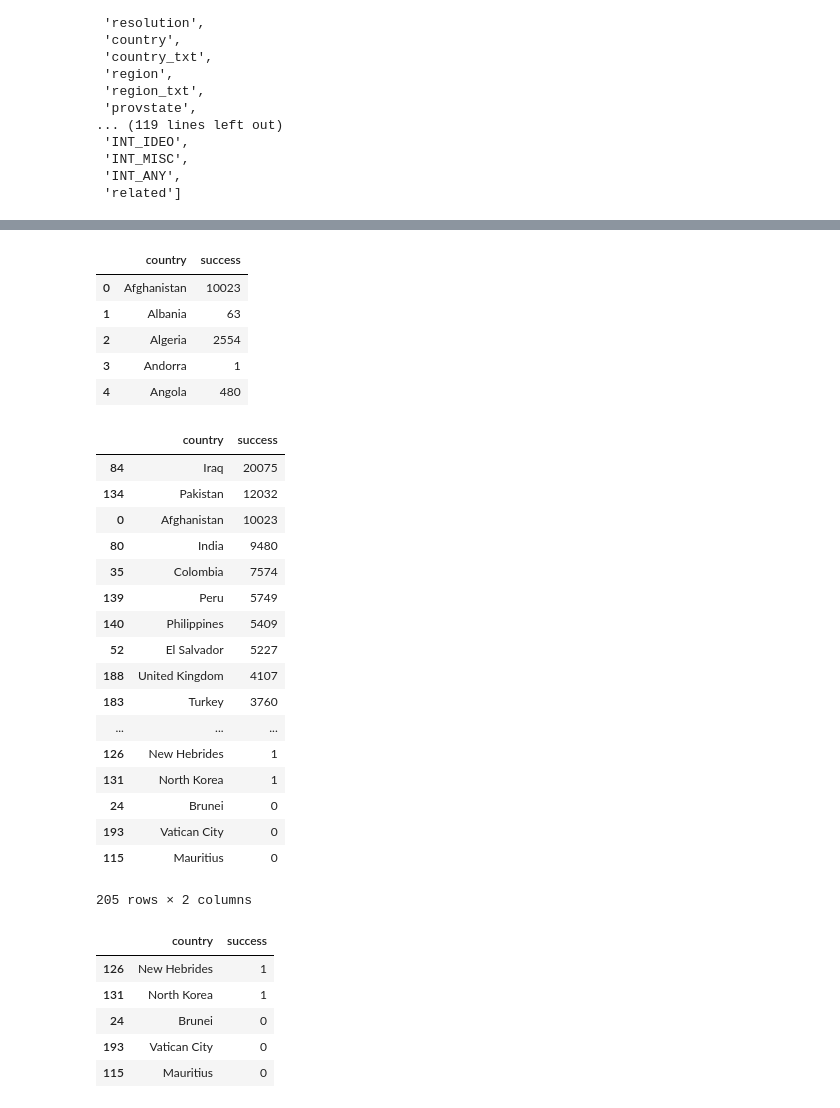
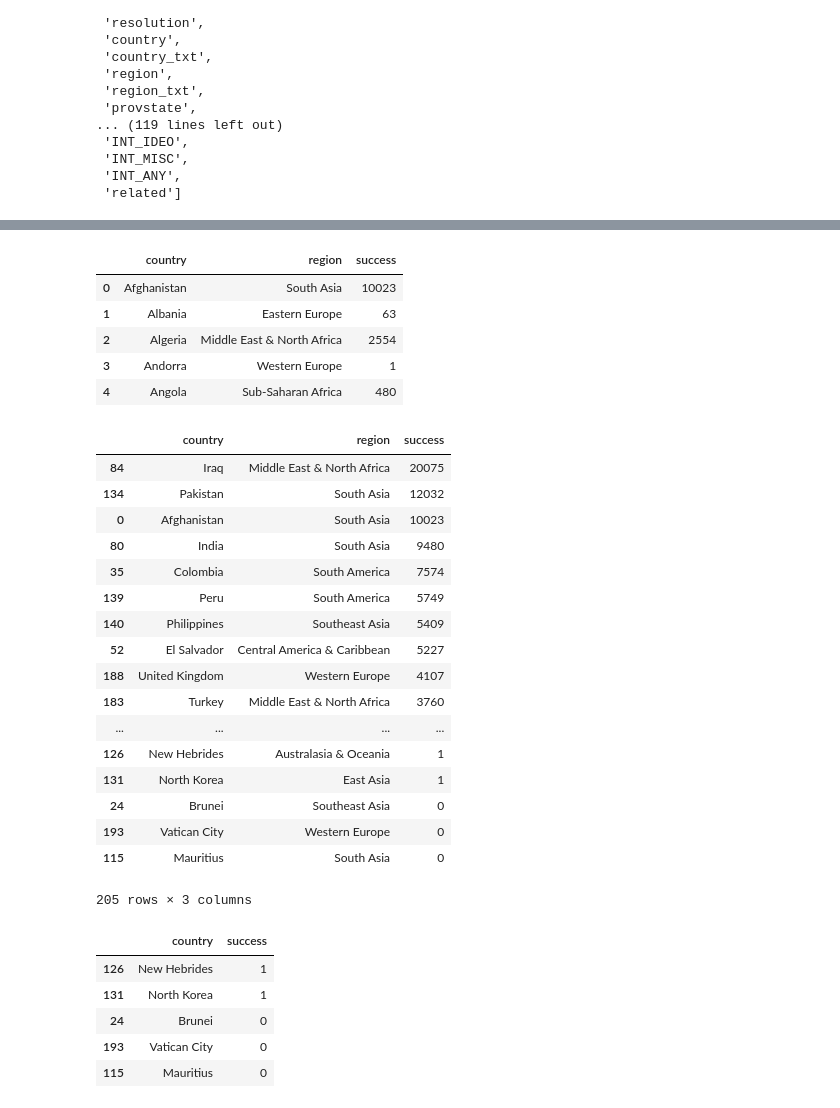
Before and after one commit to grantaguinaldo/project-001, a Jupyter notebook: project-001-sungwons version of Grant's notebook.ipynb, the cells around one changed output, grey strips where cells are left out. Cells and saved outputs as stored; diff of their text form; code cells hidden in the pictures.

```diff
--- a/project-001-sungwon.ipynb
+++ b/project-001-sungwons version of Grant's notebook.ipynb
@@ -104,15 +104,15 @@ df.head()
 # %%
 #Determine the number of sucessful attacks by country
 
-df_country_gb = df[['success', 'country']].groupby(['country'], as_index = False).sum()
+df_country_gb = df[['success', 'country','region']].groupby(['country','region'], as_index = False).sum()
 df_country_gb.head()
 # %% [output]
-|  | country | success |
-| 0 | Afghanistan | 10023 |
-| 1 | Albania | 63 |
-| 2 | Algeria | 2554 |
-| 3 | Andorra | 1 |
-| 4 | Angola | 480 |
+|  | country | region | success |
+| 0 | Afghanistan | South Asia | 10023 |
+| 1 | Albania | Eastern Europe | 63 |
+| 2 | Algeria | Middle East & North Africa | 2554 |
+| 3 | Andorra | Western Europe | 1 |
+| 4 | Angola | Sub-Saharan Africa | 480 |
 # %%
 #Determine the number of sucessful attacks by country and display the top five.
 
@@ -120,24 +120,24 @@ sorted_country_success = df_country_gb.sort_values(by = ['success'], ascending =
 sorted_country_success.to_csv('Successful Countries')
 sorted_country_success
 # %% [output]
-|  | country | success |
-| 84 | Iraq | 20075 |
-| 134 | Pakistan | 12032 |
-| 0 | Afghanistan | 10023 |
-| 80 | India | 9480 |
-| 35 | Colombia | 7574 |
-| 139 | Peru | 5749 |
-| 140 | Philippines | 5409 |
-| 52 | El Salvador | 5227 |
-| 188 | United Kingdom | 4107 |
-| 183 | Turkey | 3760 |
-| ... | ... | ... |
-| 126 | New Hebrides | 1 |
-| 131 | North Korea | 1 |
-| 24 | Brunei | 0 |
-| 193 | Vatican City | 0 |
-| 115 | Mauritius | 0 |
+|  | country | region | success |
+| 84 | Iraq | Middle East & North Africa | 20075 |
+| 134 | Pakistan | South Asia | 12032 |
+| 0 | Afghanistan | South Asia | 10023 |
+| 80 | India | South Asia | 9480 |
+| 35 | Colombia | South America | 7574 |
+| 139 | Peru | South America | 5749 |
+| 140 | Philippines | Southeast Asia | 5409 |
+| 52 | El Salvador | Central America & Caribbean | 5227 |
+| 188 | United Kingdom | Western Europe | 4107 |
+| 183 | Turkey | Middle East & North Africa | 3760 |
+| ... | ... | ... | ... |
+| 126 | New Hebrides | Australasia & Oceania | 1 |
+| 131 | North Korea | East Asia | 1 |
+| 24 | Brunei | Southeast Asia | 0 |
+| 193 | Vatican City | Western Europe | 0 |
+| 115 | Mauritius | South Asia | 0 |
-205 rows × 2 columns
+205 rows × 3 columns
 # %%
 #Determine the number of sucessful attacks by country and display the bottom five.
 
```
Also changed, not shown: parts of 8 cells of this notebook, 2 other files.
